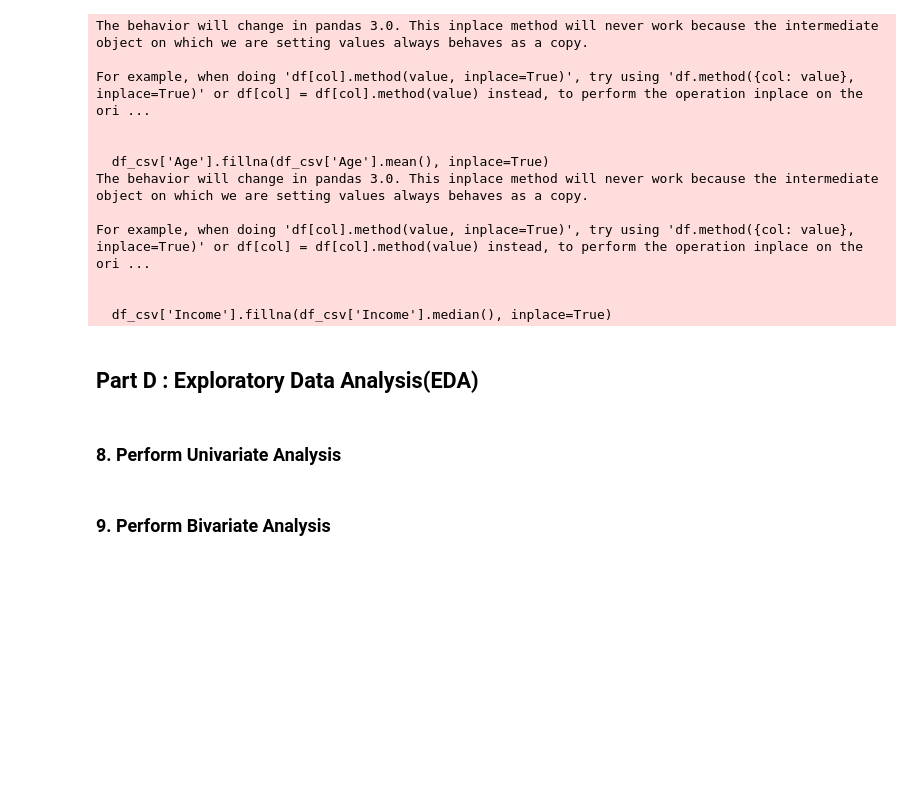
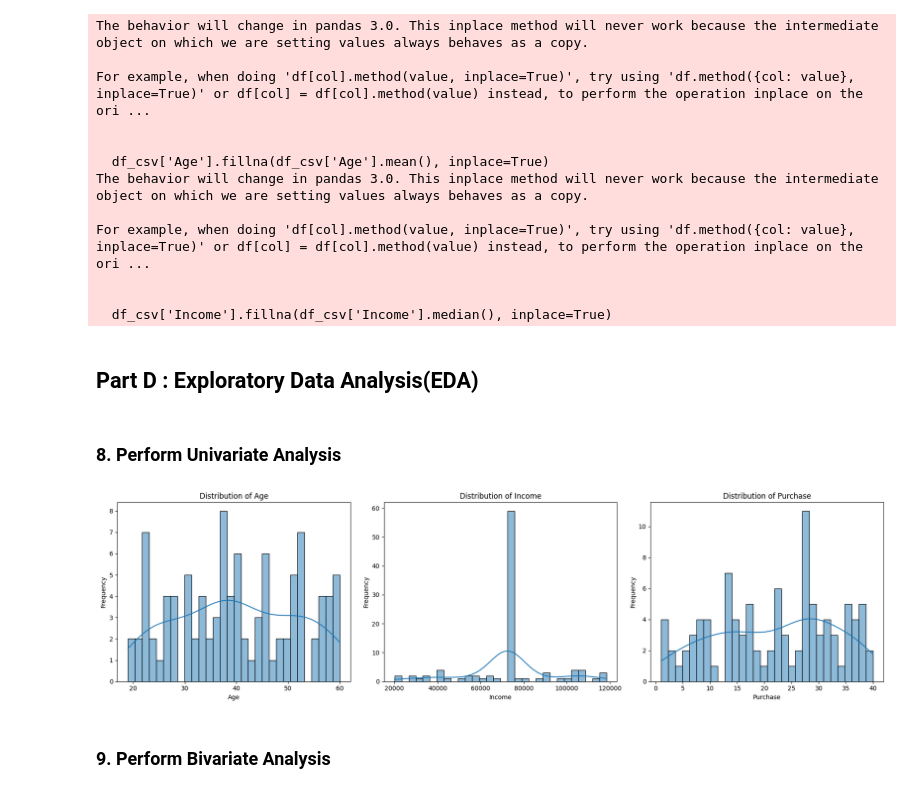
Before and after one commit to ah1331/rw, a Jupyter notebook: DPFE/pr1/data_profiler.ipynb, the cells around one changed output. Saved outputs shown, nothing was run; the diff lists cells and outputs as text; code cells hidden in the pictures; blank space fills up the shorter version.

```diff
--- a/DPFE/pr1/data_profiler.ipynb
+++ b/DPFE/pr1/data_profiler.ipynb
@@ -141,2 +144,26 @@ df_csv.drop_duplicates(inplace=True)
+# %%
+# distribution plot of Age , Income and Purchase
+
+fig , ax = plt.subplots(1, 3, figsize=(18, 5))
+
+sns.histplot(df_csv['Age'], bins=30, kde=True,ax=ax[0])
+ax[0].set_title('Distribution of Age')
+ax[0].set_xlabel('Age')
+ax[0].set_ylabel('Frequency')
+
+sns.histplot(df_csv['Income'], bins=30, kde=True,ax=ax[1])
+ax[1].set_title('Distribution of Income')
+ax[1].set_xlabel('Income')
+ax[1].set_ylabel('Frequency')
+
+sns.histplot(df_csv['Purchases'], bins=30, kde=True,ax=ax[2])
+ax[2].set_title('Distribution of Purchase')
+ax[2].set_xlabel('Purchase')
+ax[2].set_ylabel('Frequency')
+
+plt.tight_layout()
+plt.show()
+# %% [output]
+[figure, added]
 # %% [markdown]
 ### 9. Perform Bivariate Analysis
```
Also changed, not shown: parts of 5 cells of this notebook, 1 other file.
